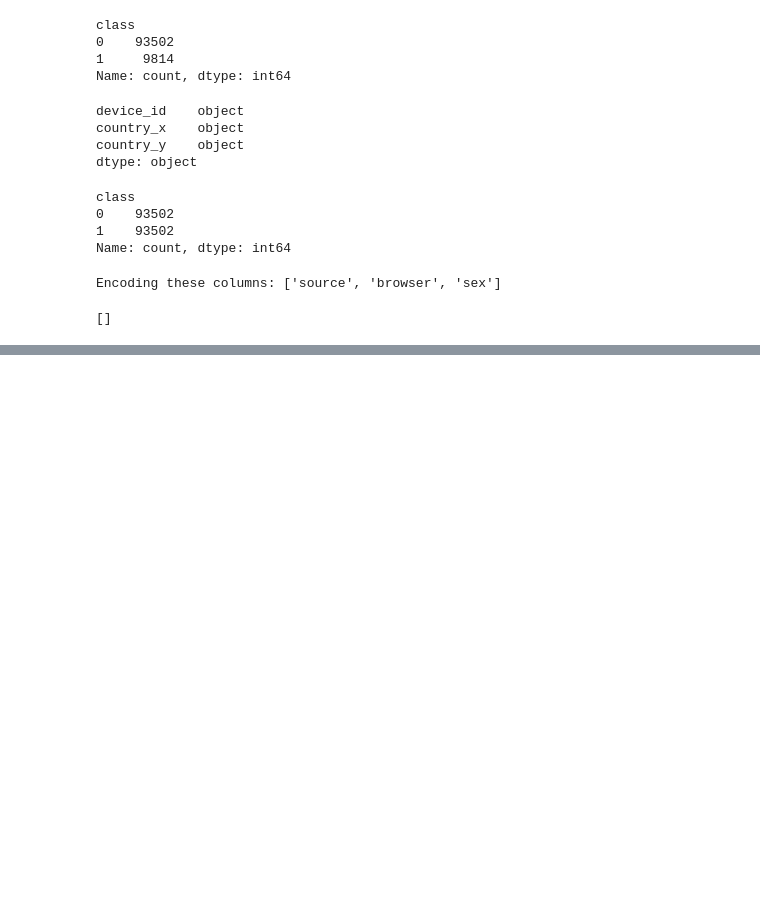
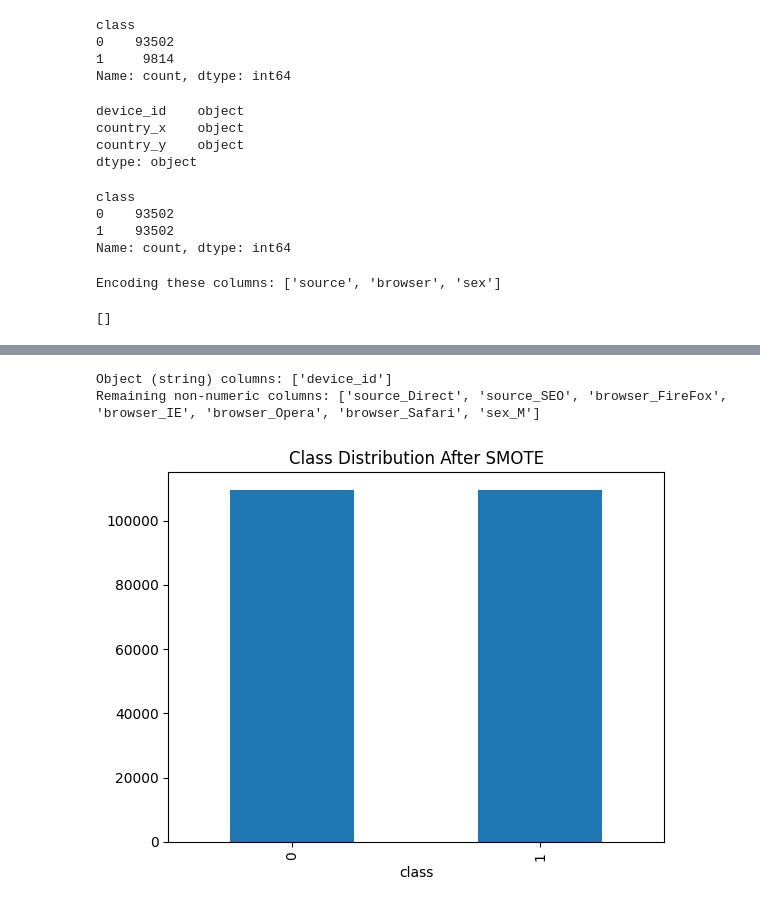
Before and after one commit to yordanosmoges2/Improved-Detection-of-Fraud-Cases-for-E-Commerce-and-Bank-Transactions, a Jupyter notebook: notebooks/task1.ipynb, the cells around one changed output, grey strips where cells are left out. Drawn from its saved outputs; the diff is of its cells as text; code cells hidden in the pictures; blank space fills up the shorter version.

Commit message:
Finalize Task 1: EDA, feature engineering, SMOTE, and figures

```diff
--- a/notebooks/task1.ipynb
+++ b/notebooks/task1.ipynb
@@ -456,0 +484,36 @@ Encoding these columns: ['source', 'browser', 'sex']
+# %%
+# 1) Check which columns are still strings (object dtype)
+obj_cols = X.select_dtypes(include=["object"]).columns
+print("Object (string) columns:", list(obj_cols))
+
+# 2) Drop ID-like string columns (keep only useful numeric/encoded features)
+cols_to_drop = [c for c in ["device_id"] if c in X.columns]
+X = X.drop(columns=cols_to_drop, errors="ignore")
+
+# If there are still any object columns, one-hot encode them too
+obj_cols = X.select_dtypes(include=["object"]).columns
+if len(obj_cols) > 0:
+    X = pd.get_dummies(X, columns=obj_cols, drop_first=True)
+
+# 3) Make sure everything is numeric
+print("Remaining non-numeric columns:",
+      list(X.select_dtypes(exclude=["number"]).columns))
+# %% [output]
+Object (string) columns: ['device_id']
+Remaining non-numeric columns: ['source_Direct', 'source_SEO', 'browser_FireFox', 'browser_IE', 'browser_Opera', 'browser_Safari', 'sex_M']
+# %%
+from sklearn.model_selection import train_test_split
+from imblearn.over_sampling import SMOTE
+import matplotlib.pyplot as plt
+
+X_train, X_test, y_train, y_test = train_test_split(
+    X, y, test_size=0.2, stratify=y, random_state=42
+)
+
+smote = SMOTE(random_state=42)
+X_train_res, y_train_res = smote.fit_resample(X_train, y_train)
+
+y_train_res.value_counts().plot(kind="bar", title="Class Distribution After SMOTE")
+plt.show()
+# %% [output]
+[figure, added]
```
Also changed, not shown: parts of 15 cells of this notebook.
